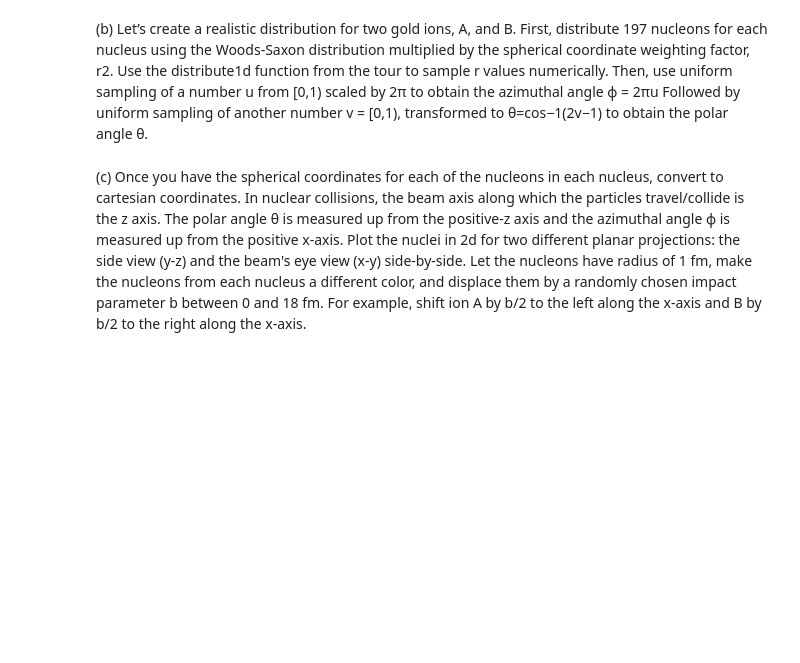
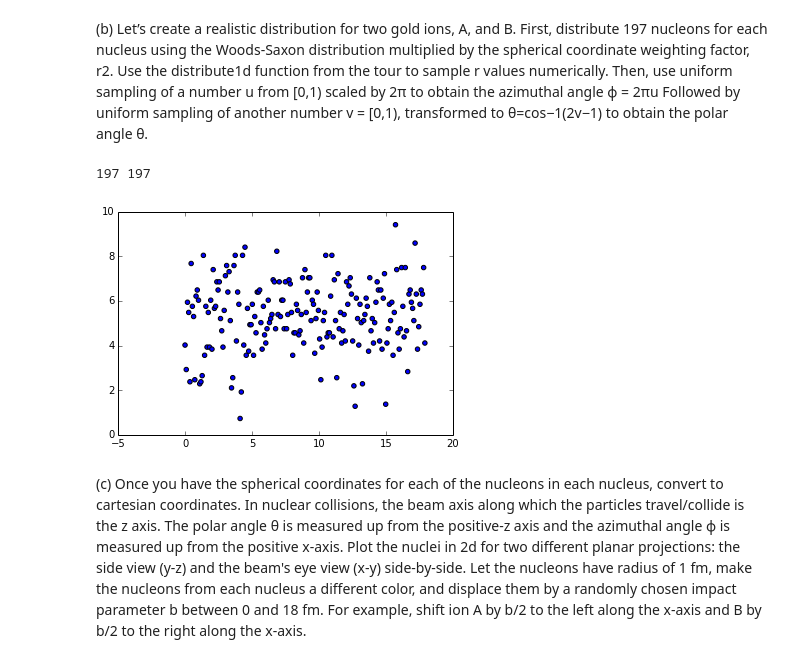
Before and after one commit to dytucker/PHYS202-S14, a Jupyter notebook: SciPy/RandomAndMCExercises.ipynb, the cells around one changed output. Cells and saved outputs as stored; diff of their text form; code cells hidden in the pictures; blank space fills up the shorter version.

```diff
--- a/SciPy/RandomAndMCExercises.ipynb
+++ b/SciPy/RandomAndMCExercises.ipynb
@@ -224,0 +258,18 @@ plt.show()
+# %%
+xmax = 1
+x = np.arange(0,xmax,0.001)
+f = lambda x: 60*x**3*(1-x)**2
+CDF = np.cumsum(f(x))/f(x).sum()
+r = np.random.uniform()
+
+N = 10000
+xsamples = np.zeros(N,float)
+for i in range(N):
+    rr = np.random.uniform()
+    xsamples[i] = x[CDF.searchsorted(rr)]
+
+
+
+
+average = sum(xsamples)/float(N)
+print "The sampled average is %s"% average
@@ -224,0 +346,6 @@ plt.show()
+# %%
+x = np.arange(0,xmax,0.001)
+f = lambda x: 60*x**3*(1-x)**2
+CDF = np.cumsum(f(x))/f(x).sum()
+x,y,z = chi_squared2(CDF,xsamples,N,1,0,10)
+print "Chi-Squared is %s"%x
@@ -257,23 +386,32 @@ def distribute1D(x,prob,N):
     CDF = cumtrapz(prob)/np.sum(prob)
     xsamples = np.zeros(N,float)
     for i in range(0,N):
-        r = np.random.ranf()
-        xsamples[i] = x[CDF.searchsorted(r)]
+        z = np.random.ranf()
+        xsamples[i] = x[CDF.searchsorted(z)]
     return xsamples
 # %%
 R = 6.38
 a = 0.535
 w = 0
 p = lambda r: 1/(1+exp((r-R)/a))
 
-x = np.arange(0,18,.001)
+r = np.arange(0,18,18./197)
 
-rsamplesA = (x,r**2*p(r),197)
-rsamplesB = (x,r**2*p(r),197)
+rsamplesA = distribute1D(r,r**2*p(r),197)
+rsamplesB = distribute1D(r,r**2*p(r),197)
 
-u = 2*np.pi*np.random.random(100)
-v = np.random.random(100)
+
+u = 2*np.pi*np.random.random(197)
+v = np.random.random(197)
 v = np.arccos(2*v-1)
+
+print len(r),len(rsamplesA)
+
+plt.scatter(r,rsamplesA)
+plt.show()
+# %% [output]
+197 197
+[figure, added]
 # %% [markdown]
 (c) Once you have the spherical coordinates for each of the nucleons in each nucleus, convert to cartesian coordinates. In nuclear collisions, the beam axis along which the particles travel/collide is the z axis. The polar angle θ is measured up from the positive-z axis and the azimuthal angle ϕ is measured up from the positive x-axis.
 Plot the nuclei in 2d for two different planar projections: the side view (y-z) and the beam's eye view (x-y) side-by-side.
```
Also changed, not shown: parts of 22 cells of this notebook.
